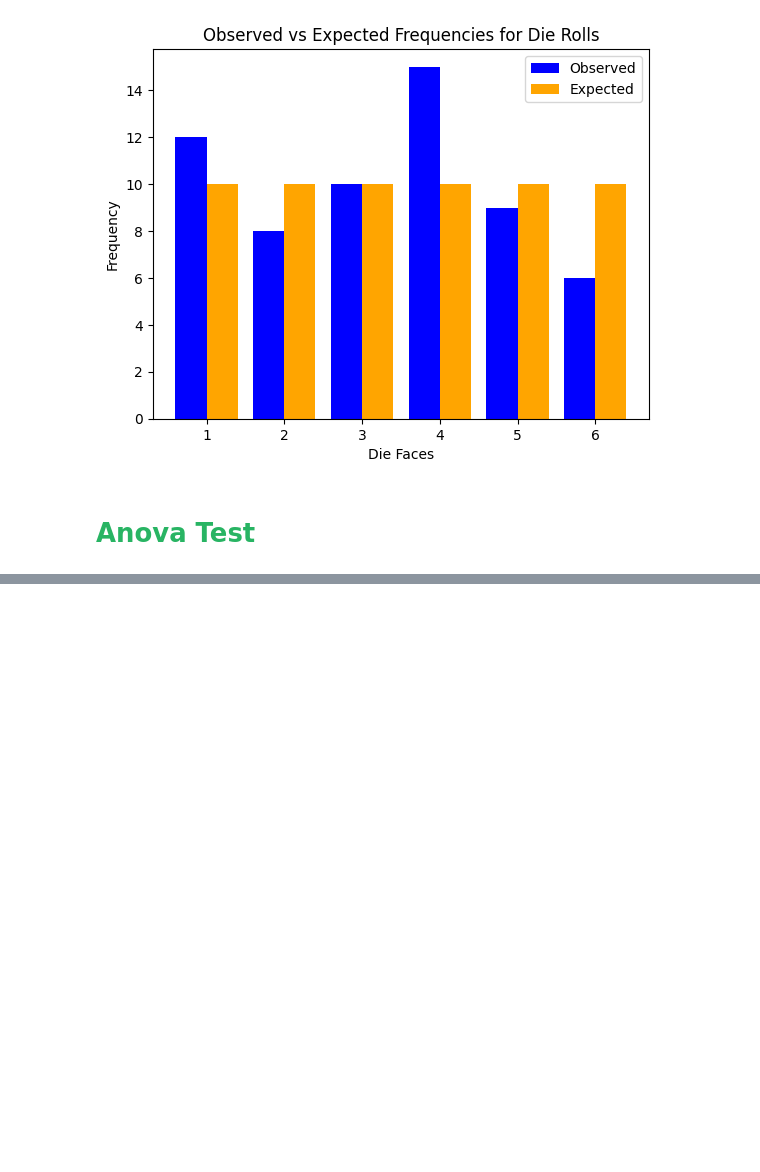
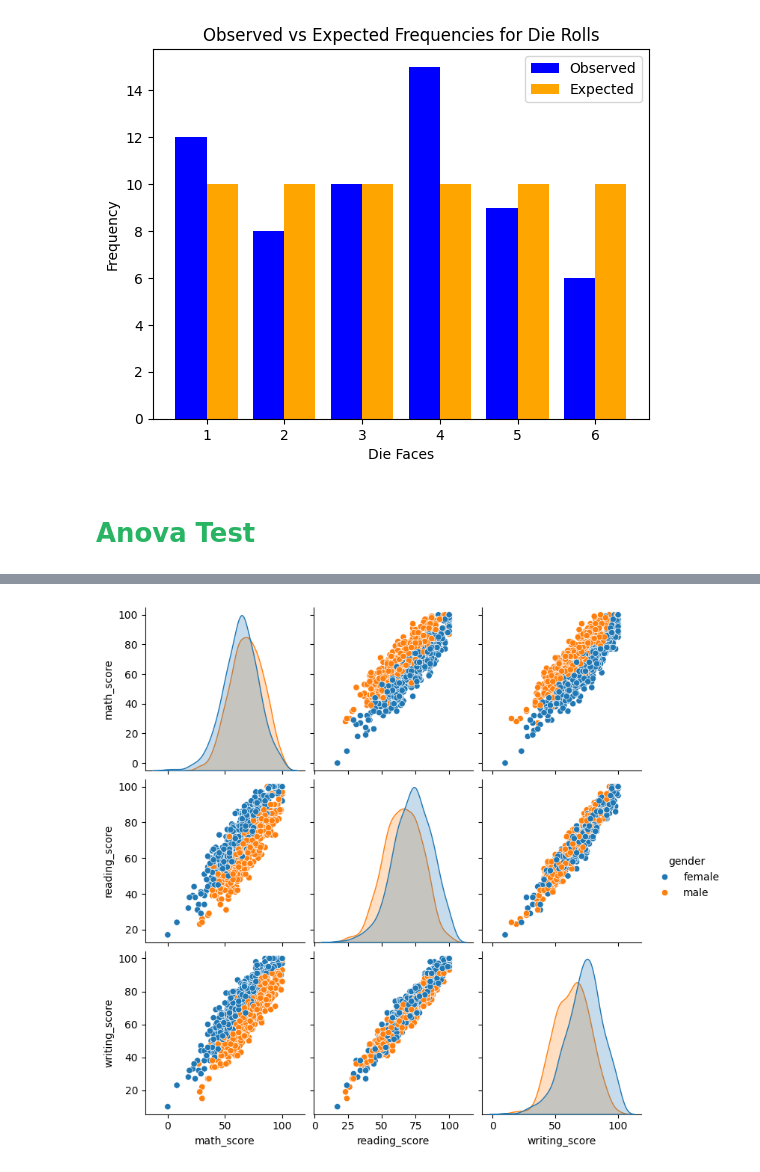
Before and after one commit to Ankush610/DataScience, a Jupyter notebook: notebooks/3_Exploratory_Data_Analytics/notebook4_hypothesis_testing.ipynb, the cells around one changed output, grey strips where cells are left out. Cells and saved outputs as stored; diff of their text form; code cells hidden in the pictures; blank space fills up the shorter version.

```diff
--- a/notebooks/3_Exploratory_Data_Analytics/notebook4_hypothesis_testing.ipynb
+++ b/notebooks/3_Exploratory_Data_Analytics/notebook4_hypothesis_testing.ipynb
@@ -836,0 +1119,6 @@ plt.show()
+# %%
+# Visualization using PairPlot
+sns.pairplot(df, hue='gender', vars=['math_score', 'reading_score', 'writing_score'])
+plt.show()
+# %% [output]
+[figure, added]
```
Also changed, not shown: parts of 32 cells of this notebook, 5 other files.
